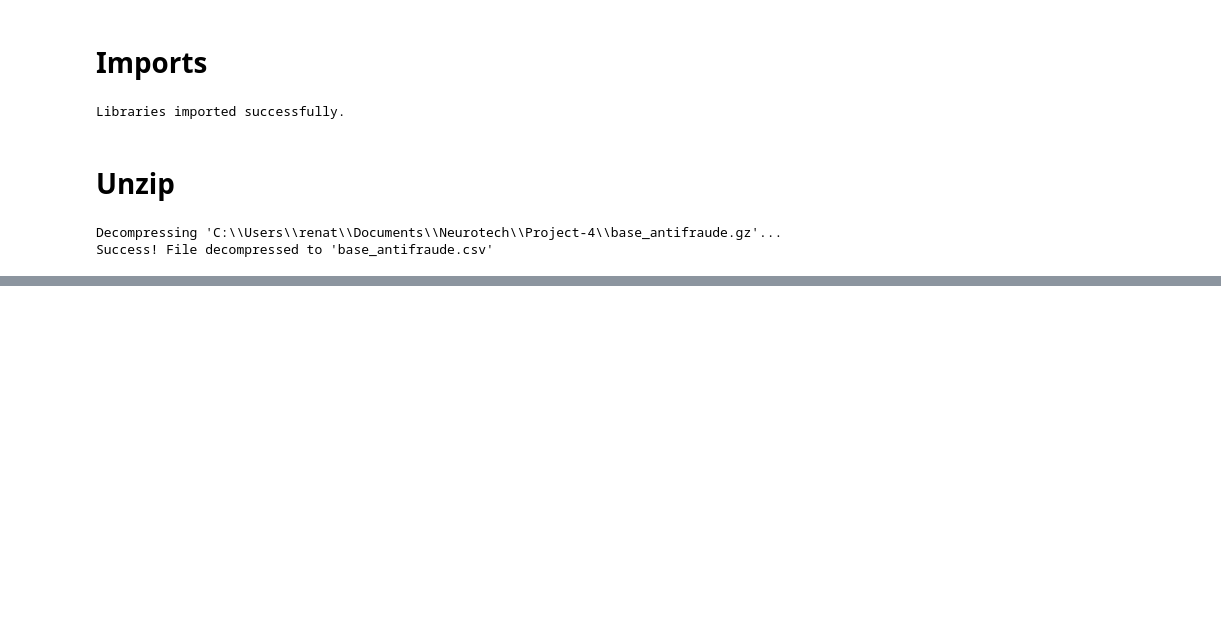
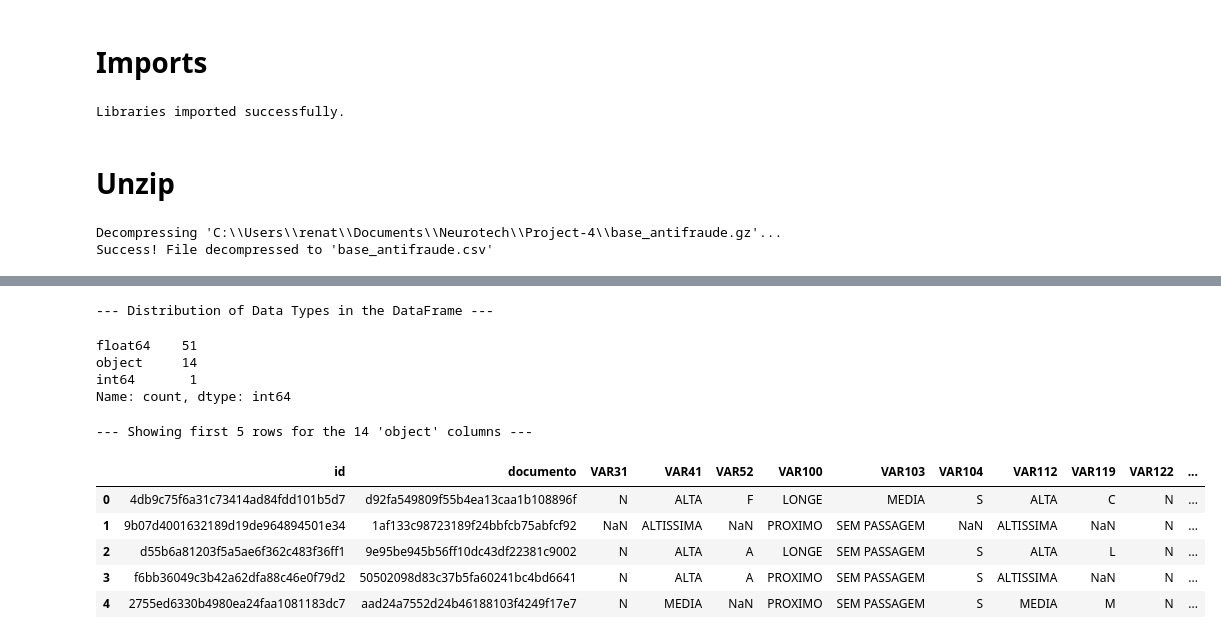
Before and after one commit to RenatoNogFer/Project-4, a Jupyter notebook: main.ipynb, the cells around one changed output, grey strips where cells are left out. Saved outputs shown, nothing was run; the diff lists cells and outputs as text; code cells hidden in the pictures; blank space fills up the shorter version.

```diff
--- a/main.ipynb
+++ b/main.ipynb
@@ -42,0 +210,36 @@ Success! File decompressed to 'base_antifraude.csv'
+# %%
+if 'data_frame' not in locals():
+    print("Error: The 'data_frame' variable was not found. Please run the previous cells first.")
+else:
+    total_rows = len(data_frame)
+    threshold = total_rows * 0.5
+
+    null_counts = data_frame.isnull().sum()
+
+    columns_to_drop = null_counts[null_counts > threshold].index.tolist()
+
+    if columns_to_drop:
+        print(f"Threshold for dropping is > {int(threshold)} null values.")
+        print(f"Found {len(columns_to_drop)} columns to remove: {columns_to_drop}")
+
+        # We are modifying the original dataframe in this step
+        data_frame.drop(columns=columns_to_drop, inplace=True)
+
+        print(f"\nColumns removed successfully.")
+        print(f"New DataFrame shape: {data_frame.shape}")
+
+    else:
+        print("No columns found with more than 50% null values.")
+
+    print("\n" + "="*50 + "\n")
+    print("--- Re-evaluating Null Values After Removal ---")
+
+    remaining_null_counts = data_frame.isnull().sum()
+    columns_with_remaining_nulls = remaining_null_counts[remaining_null_counts > 0]
+    num_cols_with_nulls = len(columns_with_remaining_nulls)
+
+    if num_cols_with_nulls > 0:
+        print(f"There are now {num_cols_with_nulls} columns with remaining null values.")
+        display(columns_with_remaining_nulls.sort_values(ascending=False))
+    else:
+        print("✅ No more columns with null values remain in the dataset.")
@@ -42,0 +269,31 @@ Success! File decompressed to 'base_antifraude.csv'
+# %%
+if 'data_frame' not in locals():
+    print("Error: The 'data_frame' variable was not found. Please run the previous cells first.")
+else:
+    print("--- Distribution of Data Types in the DataFrame ---")
+
+    dtype_counts = data_frame.dtypes.value_counts()
+
+    display(dtype_counts)
+# %% [output]
+--- Distribution of Data Types in the DataFrame ---
+float64    51
+object     14
+int64       1
+Name: count, dtype: int64
+# %%
+if 'data_frame' not in locals():
+    print("Error: The 'data_frame' variable was not found. Please run the previous cells first.")
+else:
+    object_columns = data_frame.select_dtypes(include=['object']).columns
+
+    print(f"--- Showing first 5 rows for the {len(object_columns)} 'object' columns ---")
+    display(data_frame[object_columns].head())
+# %% [output]
+--- Showing first 5 rows for the 14 'object' columns ---
+|  | id | documento | VAR31 | VAR41 | VAR52 | VAR100 | VAR103 | VAR104 | VAR112 | VAR119 | VAR122 | ... |
+| 0 | 4db9c75f6a31c73414ad84fdd101b5d7 | d92fa549809f55b4ea13caa1b108896f | N | ALTA | F | LONGE | MEDIA | S | ALTA | C | N | ... |
+| 1 | 9b07d4001632189d19de964894501e34 | 1af133c98723189f24bbfcb75abfcf92 | NaN | ALTISSIMA | NaN | PROXIMO | SEM PASSAGEM | NaN | ALTISSIMA | NaN | N | ... |
+| 2 | d55b6a81203f5a5ae6f362c483f36ff1 | 9e95be945b56ff10dc43df22381c9002 | N | ALTA | A | LONGE | SEM PASSAGEM | S | ALTA | L | N | ... |
+| 3 | f6bb36049c3b42a62dfa88c46e0f79d2 | 50502098d83c37b5fa60241bc4bd6641 | N | ALTA | A | PROXIMO | SEM PASSAGEM | S | ALTISSIMA | NaN | N | ... |
+| 4 | 2755ed6330b4980ea24faa1081183dc7 | aad24a7552d24b46188103f4249f17e7 | N | MEDIA | NaN | PROXIMO | SEM PASSAGEM | S | MEDIA | M | N | ... |
```
Also changed, not shown: parts of 13 cells of this notebook.
